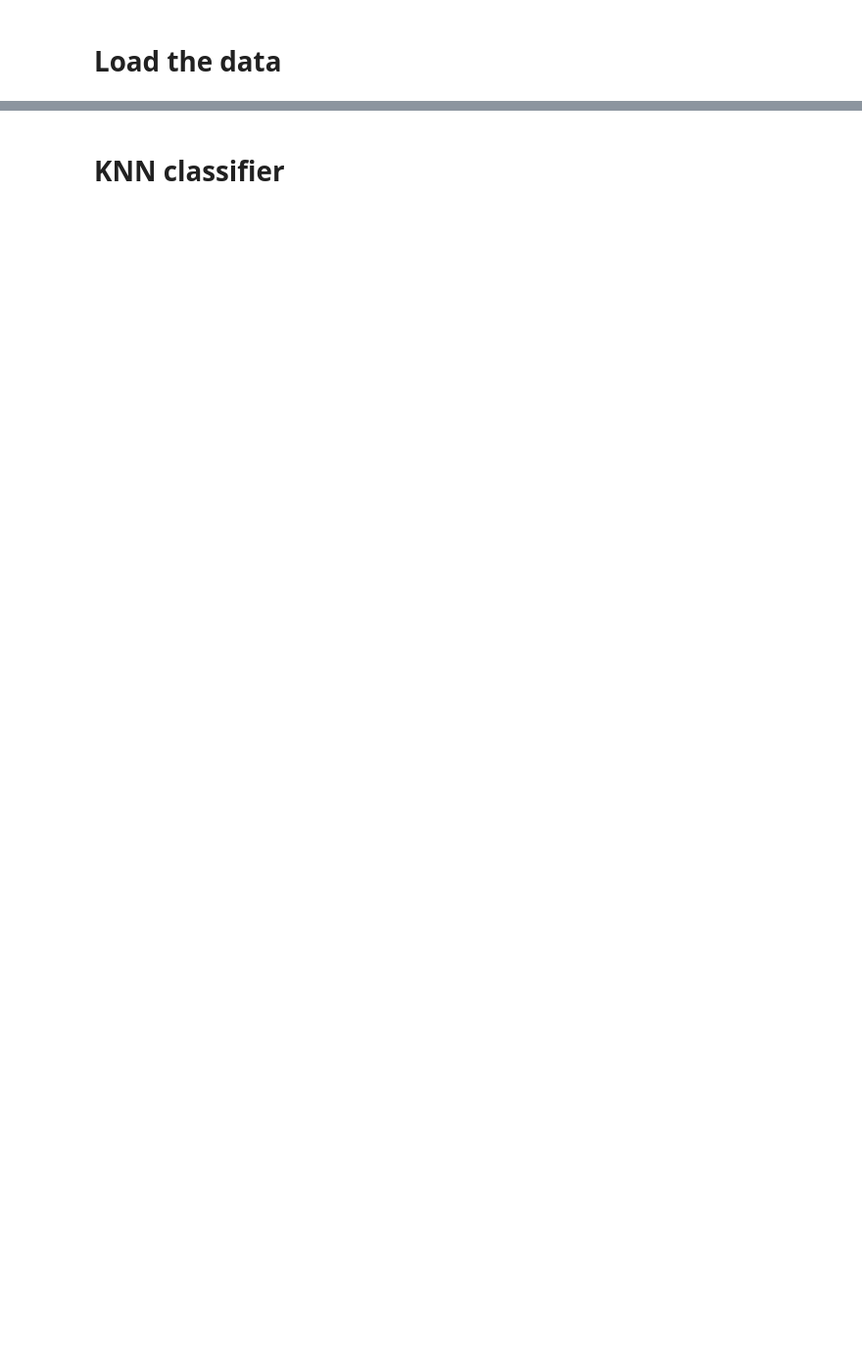
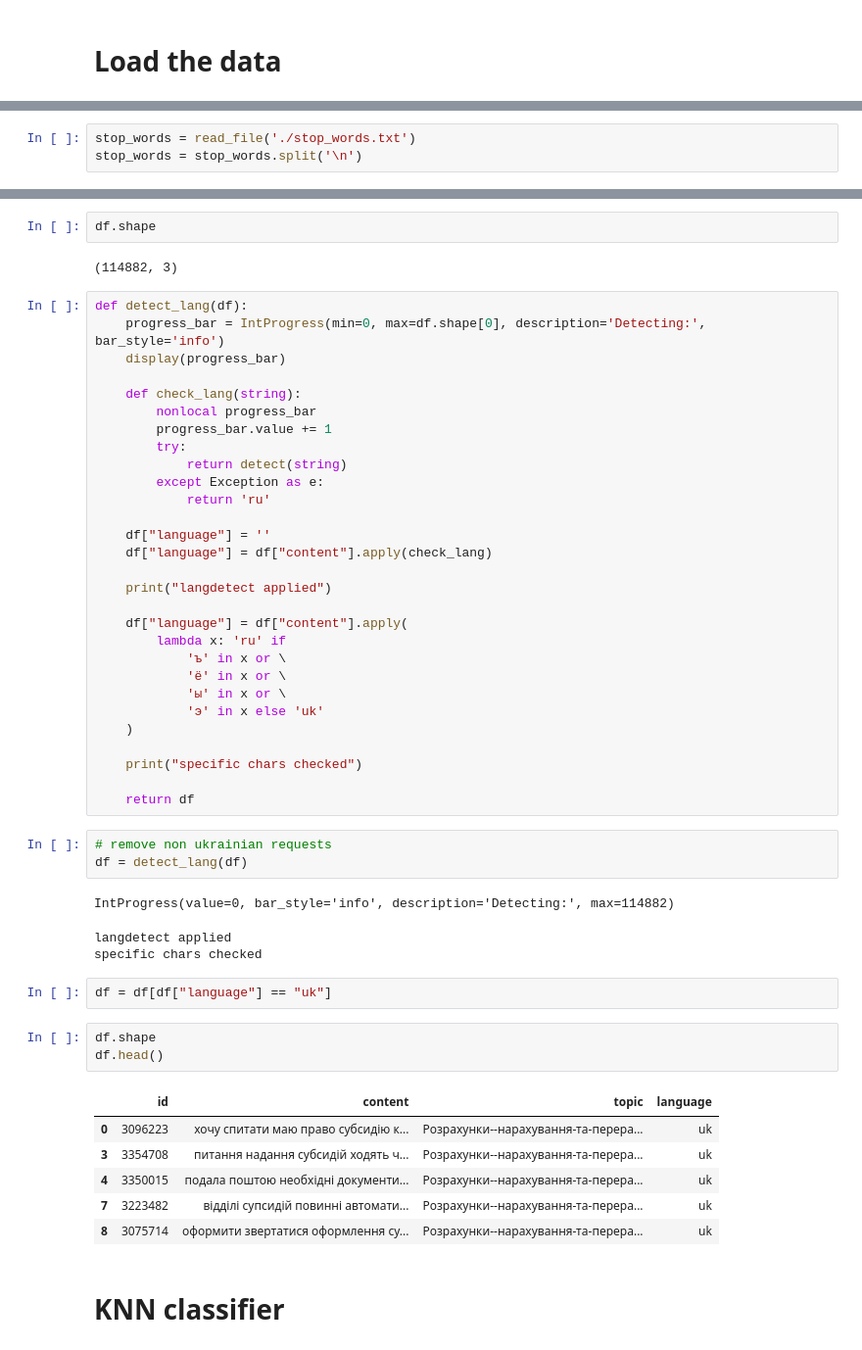
Before and after one commit to IvanProdaiko94/UCU-nlp-hw-4, a Jupyter notebook: neural-embeddings.ipynb, the cells around one changed output, grey strips where cells are left out. Shown at 98% size. Cells and saved outputs as stored; diff of their text form; blank space fills up the shorter version.

```diff
--- a/neural-embeddings.ipynb
+++ b/neural-embeddings.ipynb
@@ -62,0 +107,3 @@ requests.head()
+# %%
+stop_words = read_file('./stop_words.txt')
+stop_words = stop_words.split('\n')
@@ -63,2 +125,54 @@ requests.head()
+# %%
+df.shape
+# %% [output]
+(114882, 3)
+# %%
+def detect_lang(df):
+    progress_bar = IntProgress(min=0, max=df.shape[0], description='Detecting:', bar_style='info')
+    display(progress_bar)
+
+    def check_lang(string):
+        nonlocal progress_bar
+        progress_bar.value += 1
+        try:
+            return detect(string)
+        except Exception as e:
+            return 'ru'
+
+    df["language"] = ''
+    df["language"] = df["content"].apply(check_lang)
+
+    print("langdetect applied")
+
+    df["language"] = df["content"].apply(
+        lambda x: 'ru' if
+            'ъ' in x or \
+            'ё' in x or \
+            'ы' in x or \
+            'э' in x else 'uk'
+    )
+
+    print("specific chars checked")
+
+    return df
+# %%
+# remove non ukrainian requests
+df = detect_lang(df)
+# %% [output]
+IntProgress(value=0, bar_style='info', description='Detecting:', max=114882)
+langdetect applied
+specific chars checked
+# %%
+df = df[df["language"] == "uk"]
+# %%
+df.shape
+df.head()
+# %% [output]
+|  | id | content | topic | language |
+| 0 | 3096223 | хочу спитати маю право субсидію к... | Розрахунки--нарахування-та-перера... | uk |
+| 3 | 3354708 | питання надання субсидій ходять ч... | Розрахунки--нарахування-та-перера... | uk |
+| 4 | 3350015 | подала поштою необхідні документи... | Розрахунки--нарахування-та-перера... | uk |
+| 7 | 3223482 | відділі супсидій повинні автомати... | Розрахунки--нарахування-та-перера... | uk |
+| 8 | 3075714 | оформити звертатися оформлення су... | Розрахунки--нарахування-та-перера... | uk |
 # %% [markdown]
 # KNN classifier
```
Also changed, not shown: parts of 10 cells of this notebook, 1 other file.
